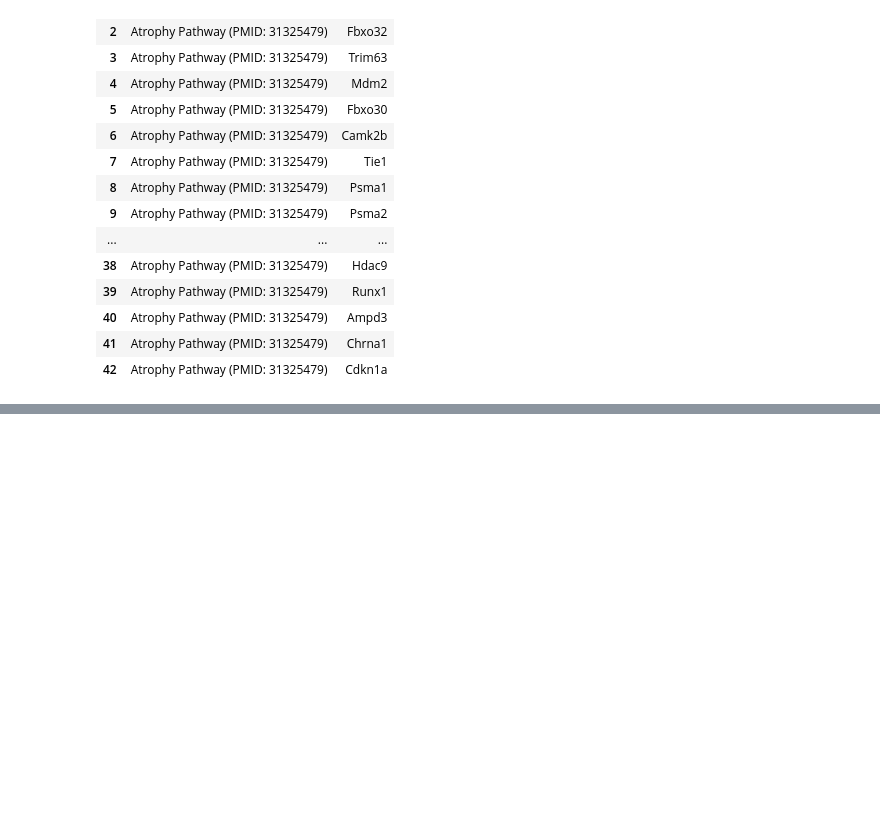
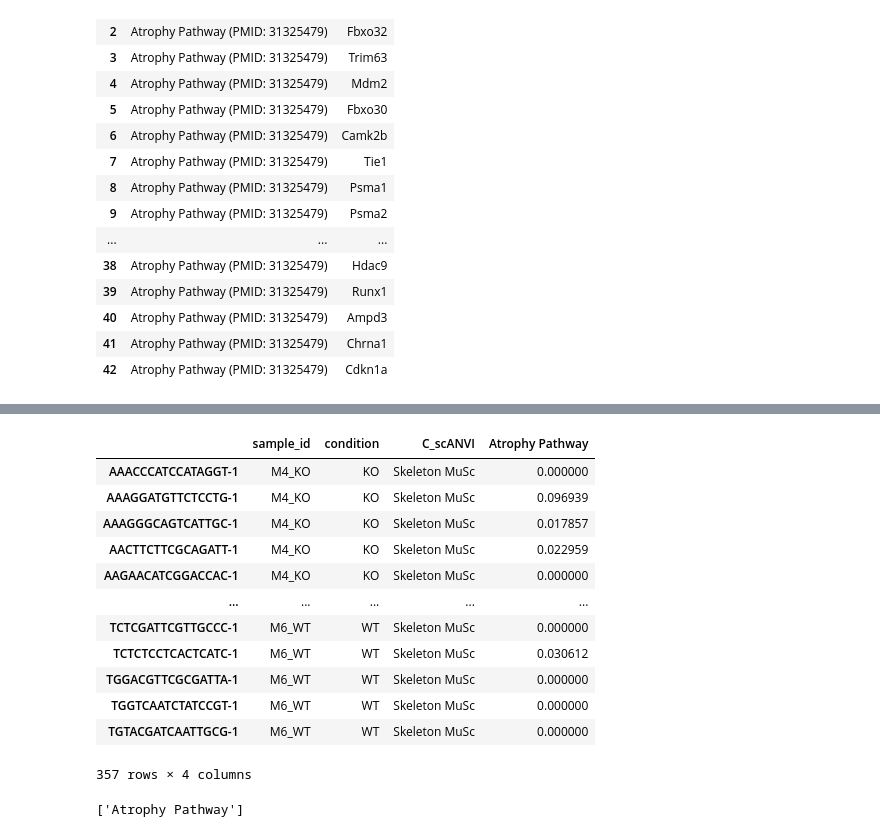
Before and after one commit to akanksha-sachan/TA_muscle_ageing, a Jupyter notebook: py_scripts/geneset_analysis/group_level_analysis.ipynb, the cells around one changed output, grey strips where cells are left out. Drawn from its saved outputs; the diff is of its cells as text; code cells hidden in the pictures; blank space fills up the shorter version.

```diff
--- a/py_scripts/geneset_analysis/group_level_analysis.ipynb
+++ b/py_scripts/geneset_analysis/group_level_analysis.ipynb
@@ -91,0 +100,18 @@ sc.pl.umap(adata_musc_f, color=["Atrophy Pathway", 'condition'])
+# %%
+display(cell_level_scores_df)
+display(score_cols_to_plot)
+# %% [output]
+|  | sample_id | condition | C_scANVI | Atrophy Pathway |
+| AAACCCATCCATAGGT-1 | M4_KO | KO | Skeleton MuSc | 0.000000 |
+| AAAGGATGTTCTCCTG-1 | M4_KO | KO | Skeleton MuSc | 0.096939 |
+| AAAGGGCAGTCATTGC-1 | M4_KO | KO | Skeleton MuSc | 0.017857 |
+| AACTTCTTCGCAGATT-1 | M4_KO | KO | Skeleton MuSc | 0.022959 |
+| AAGAACATCGGACCAC-1 | M4_KO | KO | Skeleton MuSc | 0.000000 |
+| ... | ... | ... | ... | ... |
+| TCTCGATTCGTTGCCC-1 | M6_WT | WT | Skeleton MuSc | 0.000000 |
+| TCTCTCCTCACTCATC-1 | M6_WT | WT | Skeleton MuSc | 0.030612 |
+| TGGACGTTCGCGATTA-1 | M6_WT | WT | Skeleton MuSc | 0.000000 |
+| TGGTCAATCTATCCGT-1 | M6_WT | WT | Skeleton MuSc | 0.000000 |
+| TGTACGATCAATTGCG-1 | M6_WT | WT | Skeleton MuSc | 0.000000 |
+357 rows × 4 columns
+['Atrophy Pathway']
```
Also changed, not shown: parts of 7 cells of this notebook.
